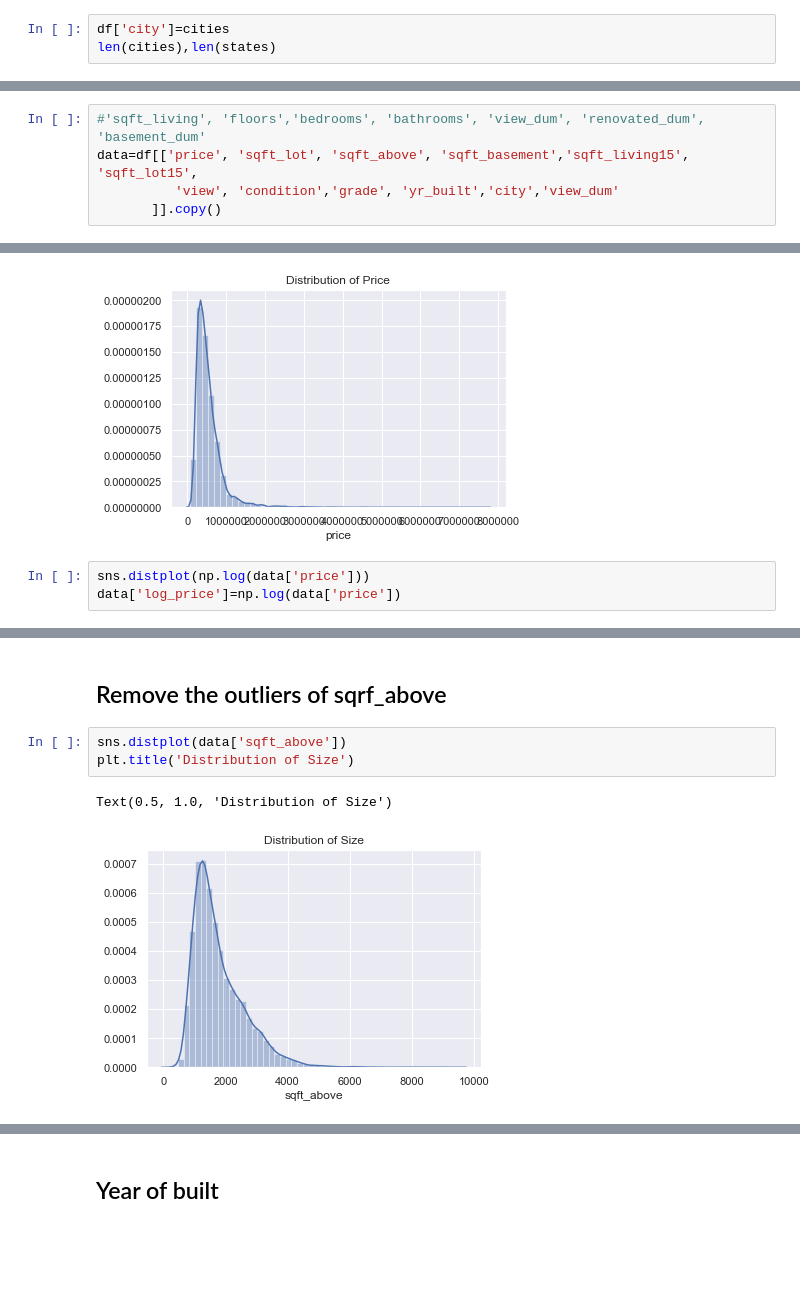
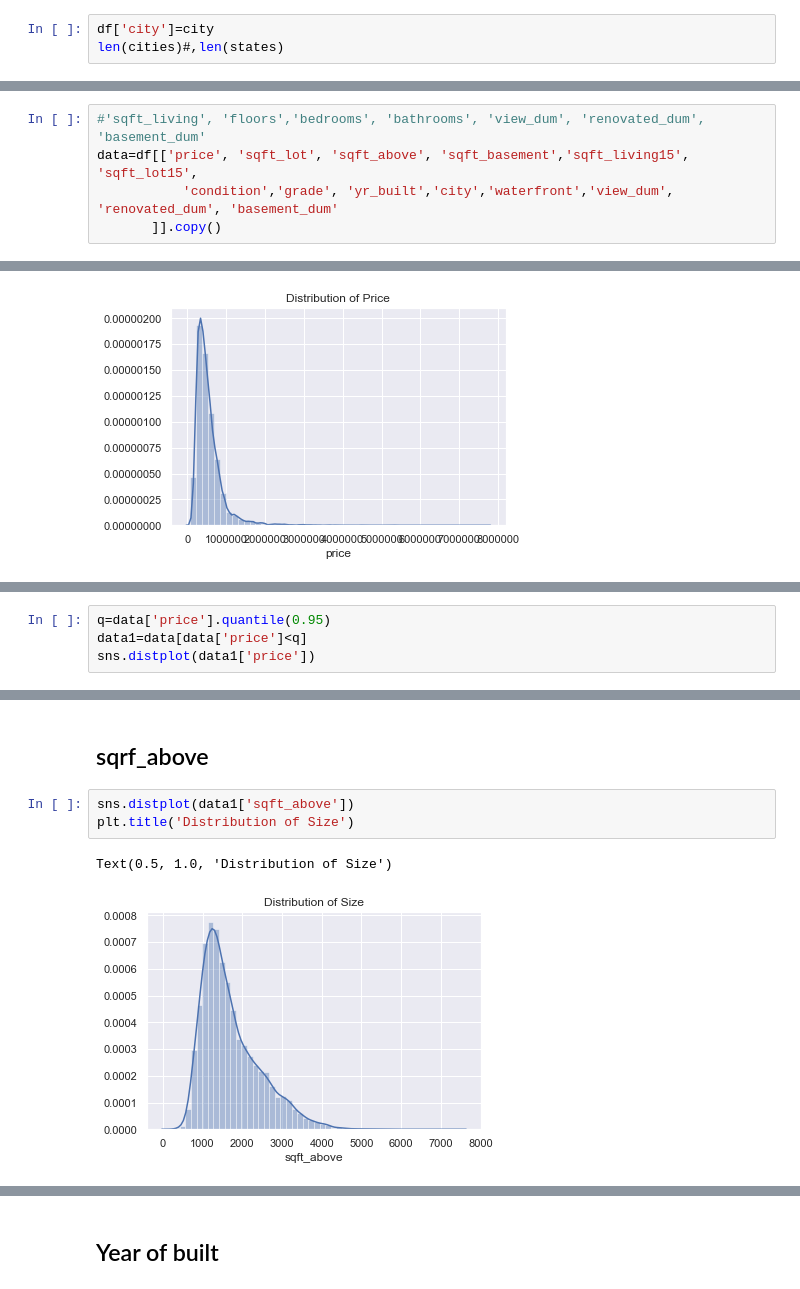
Before and after one commit to melanieshi0120/nyc-mhtn-ds-010620-lectures, a Jupyter notebook: week-6/KC_house_data/kc_house_data.ipynb, the cells around one changed output, grey strips where cells are left out. Cells and saved outputs as stored; diff of their text form; blank space fills up the shorter version.

```diff
--- a/week-6/KC_house_data/kc_house_data.ipynb
+++ b/week-6/KC_house_data/kc_house_data.ipynb
@@ -222,6 +222,6 @@ for i in range(0,len(df['zipcode'])):
 # ### so we just need to focus on cities
 # set(states)
 # %%
-df['city']=cities
-len(cities),len(states)
+df['city']=city
+len(cities)#,len(states)
 # %% [output]
@@ -231,7 +231,7 @@ len(cities),len(states)
 # %%
 #'sqft_living', 'floors','bedrooms', 'bathrooms', 'view_dum', 'renovated_dum', 'basement_dum'
 data=df[['price', 'sqft_lot', 'sqft_above', 'sqft_basement','sqft_living15', 'sqft_lot15',
-          'view', 'condition','grade', 'yr_built','city','view_dum'
+           'condition','grade', 'yr_built','city','waterfront','view_dum', 'renovated_dum', 'basement_dum'
        ]].copy()
 # %%
 # to check the if there are missing data
@@ -480,6 +481,3 @@ plt.title('Distribution of Price')
 plt.show()
 # %% [output]
 [figure]
-# %%
-sns.distplot(np.log(data['price']))
-data['log_price']=np.log(data['price'])
@@ -487,0 +484,4 @@ data['log_price']=np.log(data['price'])
+# %%
+q=data['price'].quantile(0.95)
+data1=data[data['price']<q]
+sns.distplot(data1['price'])
@@ -488,8 +491,8 @@ data['log_price']=np.log(data['price'])
 # %% [markdown]
-## Remove the outliers of sqrf_above
+## sqrf_above
 # %%
-sns.distplot(data['sqft_above'])
+sns.distplot(data1['sqft_above'])
 plt.title('Distribution of Size')
 # %% [output]
 Text(0.5, 1.0, 'Distribution of Size')
-[figure, old version]
+[figure, new version]
```
Also changed, not shown: parts of 74 cells of this notebook, 1 other file.
